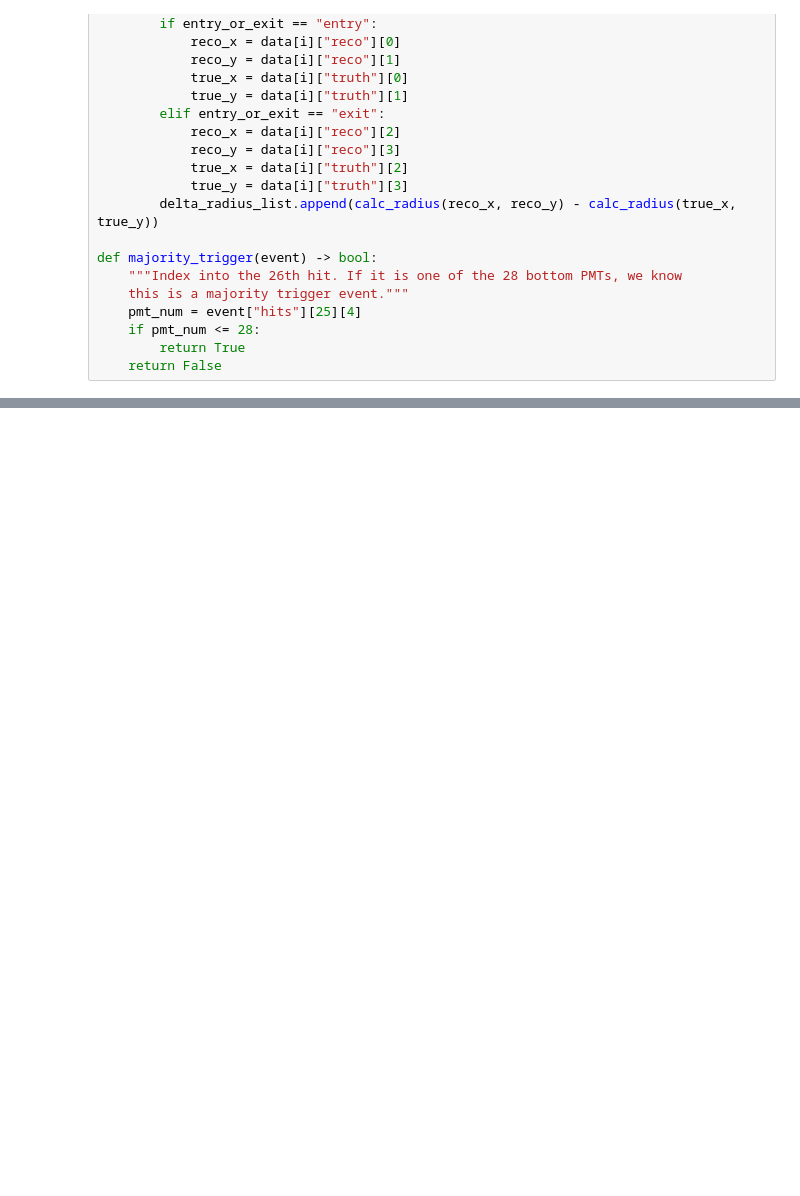
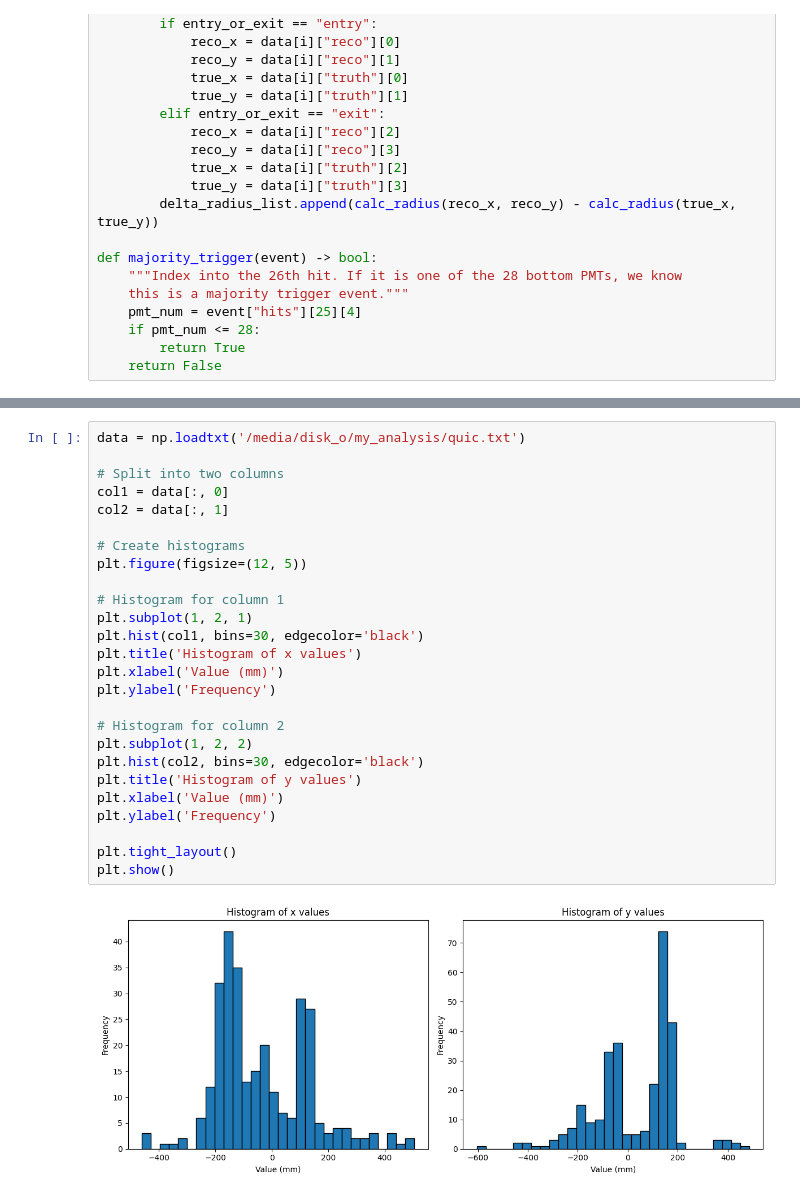
Before and after one commit to dcolson2026/BNL_WbLS, a Jupyter notebook: my_analysis/scratch_work2.ipynb, the cells around one changed output, grey strips where cells are left out. Saved outputs shown, nothing was run; the diff lists cells and outputs as text; blank space fills up the shorter version.

```diff
--- a/my_analysis/scratch_work2.ipynb
+++ b/my_analysis/scratch_work2.ipynb
@@ -839,0 +823,28 @@ print(boopy[:-1])
+# %%
+data = np.loadtxt('/media/disk_o/my_analysis/quic.txt')
+
+# Split into two columns
+col1 = data[:, 0]
+col2 = data[:, 1]
+
+# Create histograms
+plt.figure(figsize=(12, 5))
+
+# Histogram for column 1
+plt.subplot(1, 2, 1)
+plt.hist(col1, bins=30, edgecolor='black')
+plt.title('Histogram of x values')
+plt.xlabel('Value (mm)')
+plt.ylabel('Frequency')
+
+# Histogram for column 2
+plt.subplot(1, 2, 2)
+plt.hist(col2, bins=30, edgecolor='black')
+plt.title('Histogram of y values')
+plt.xlabel('Value (mm)')
+plt.ylabel('Frequency')
+
+plt.tight_layout()
+plt.show()
+# %% [output]
+[figure, added]
```
Also changed, not shown: parts of 10 cells of this notebook, 5 other files.
